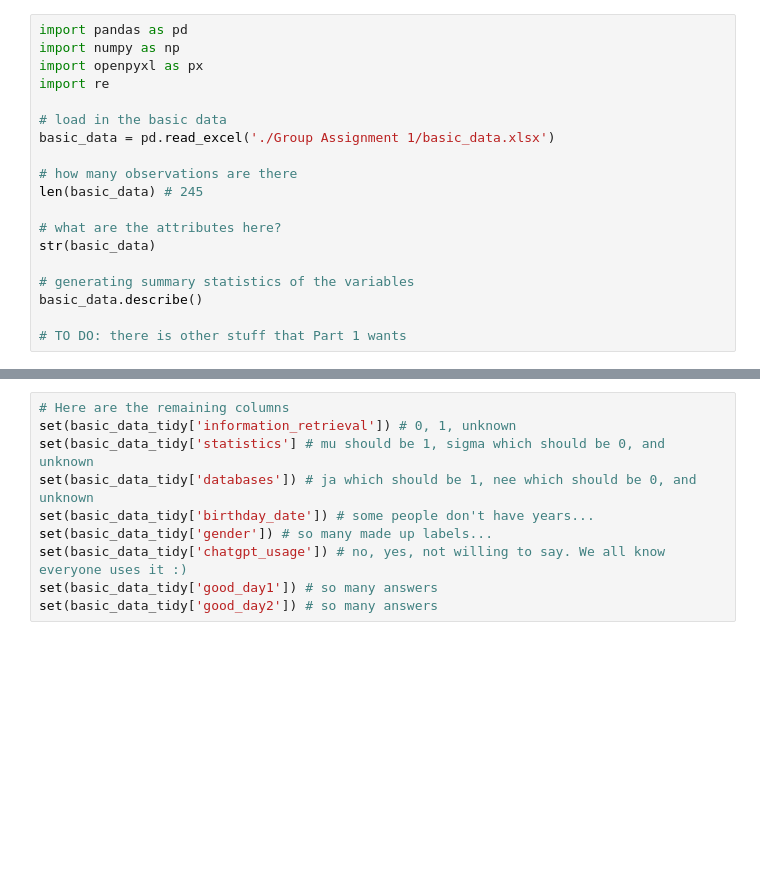
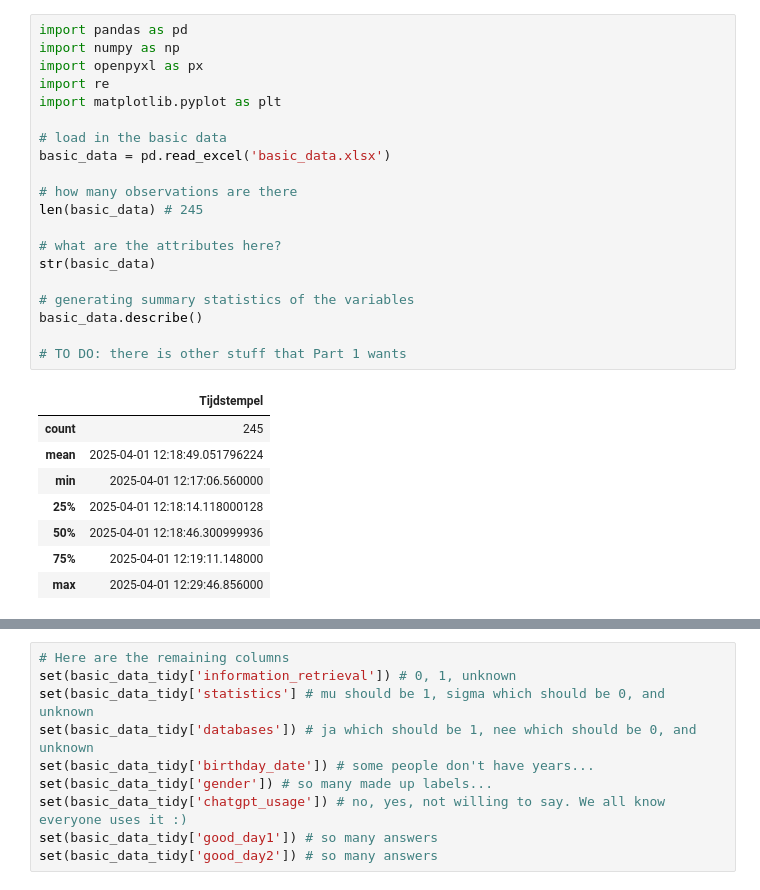
Before and after one commit to NaniHazbolatow/DataMiningTechniques, a Jupyter notebook: Group Assignment 1/code.ipynb, the cells around one changed output, grey strips where cells are left out. Drawn from its saved outputs; the diff is of its cells as text; blank space fills up the shorter version.

```diff
--- a/Group Assignment 1/code.ipynb
+++ b/Group Assignment 1/code.ipynb
@@ -1,22 +1,32 @@
 # %%
 import pandas as pd
 import numpy as np
 import openpyxl as px
 import re
+import matplotlib.pyplot as plt
 
 # load in the basic data
-basic_data = pd.read_excel('./Group Assignment 1/basic_data.xlsx')
+basic_data = pd.read_excel('basic_data.xlsx')
 
 # how many observations are there
 len(basic_data) # 245
 
 # what are the attributes here?
 str(basic_data)
 
 # generating summary statistics of the variables
 basic_data.describe()
 
 # TO DO: there is other stuff that Part 1 wants
+# %% [output]
+|  | Tijdstempel |
+| count | 245 |
+| mean | 2025-04-01 12:18:49.051796224 |
+| min | 2025-04-01 12:17:06.560000 |
+| 25% | 2025-04-01 12:18:14.118000128 |
+| 50% | 2025-04-01 12:18:46.300999936 |
+| 75% | 2025-04-01 12:19:11.148000 |
+| max | 2025-04-01 12:29:46.856000 |
 # %%
 # We will do a lot of data cleaning here
 
```
Also changed, not shown: parts of 8 cells of this notebook, 1 other file.
